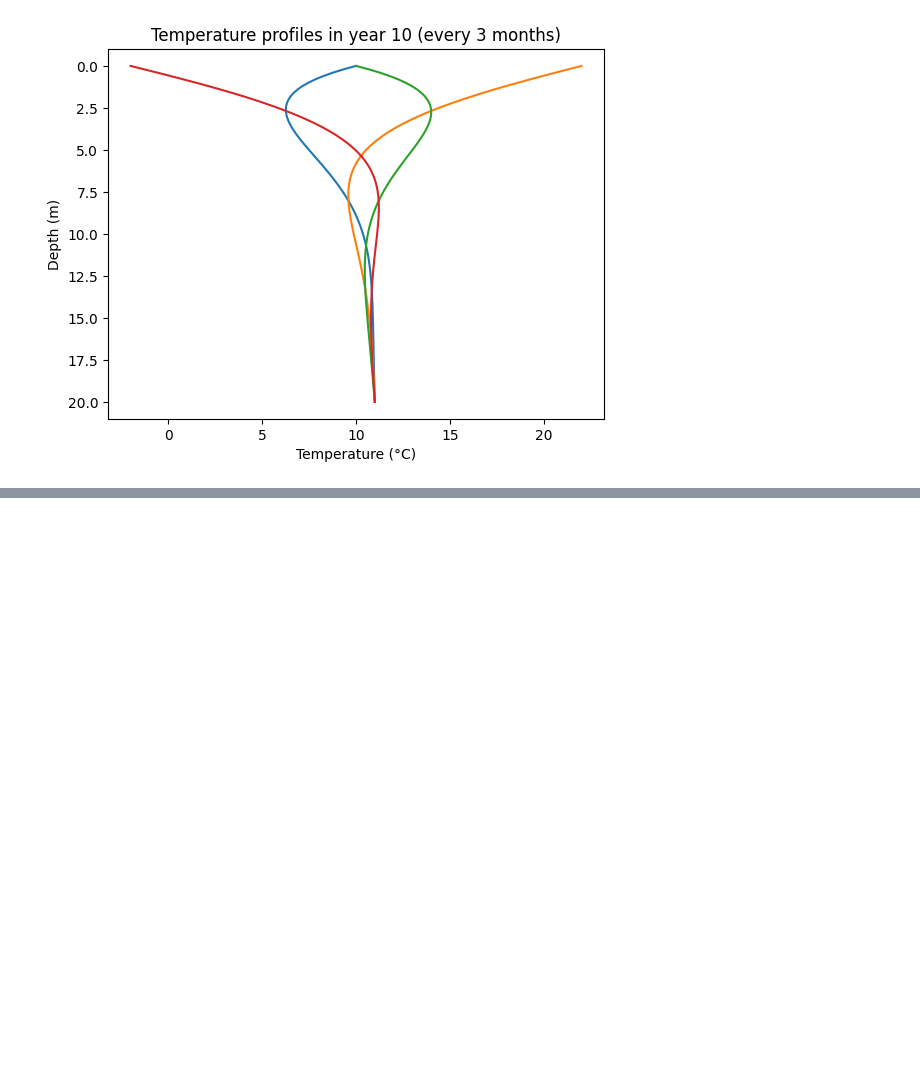
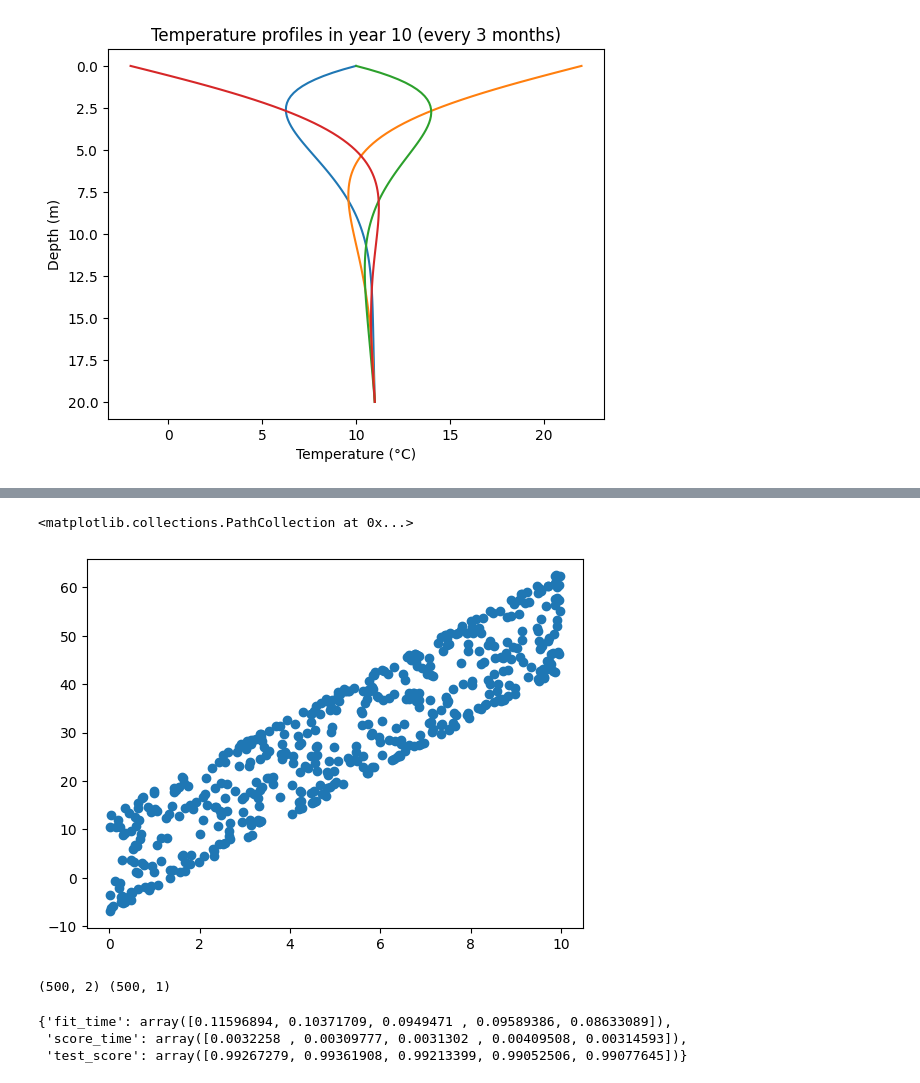
Before and after one commit to ImJayCup/ASTR78100-JacobYuzovitskiy, a Jupyter notebook: Astro78100.ipynb, the cells around one changed output, grey strips where cells are left out. Cells and saved outputs as stored; diff of their text form; code cells hidden in the pictures; blank space fills up the shorter version.

```diff
--- a/Astro78100.ipynb
+++ b/Astro78100.ipynb
@@ -615,0 +674,28 @@ plt.show()
+# %%
+N = 500
+num = [100,200,300,400,500,600,700,800]
+rng = np.random.default_rng()
+x = rng.uniform(0,10,size=N)
+t = rng.uniform(0,2*np.pi,size=N)
+y = 5*x + 3 + 10*np.sin(t)
+plt.scatter(x,y)
+# %% [output]
+<matplotlib.collections.PathCollection at 0x...>
+[figure, added]
+# %%
+X = pd.DataFrame({'x':x,'t':t})
+y2 = y.reshape(-1,1)
+print(X.shape,y2.shape)
+
+from sklearn.ensemble import RandomForestRegressor
+rf_regr = RandomForestRegressor()
+# %% [output]
+(500, 2) (500, 1)
+# %%
+from sklearn.model_selection import cross_validate
+scores = cross_validate(rf_regr,X,y,cv = 5, n_jobs=5)
+scores
+# %% [output]
+{'fit_time': array([0.11596894, 0.10371709, 0.0949471 , 0.09589386, 0.08633089]),
+ 'score_time': array([0.0032258 , 0.00309777, 0.0031302 , 0.00409508, 0.00314593]),
+ 'test_score': array([0.99267279, 0.99361908, 0.99213399, 0.99052506, 0.99077645])}
```
Also changed, not shown: parts of 12 cells of this notebook, 10 other files.
